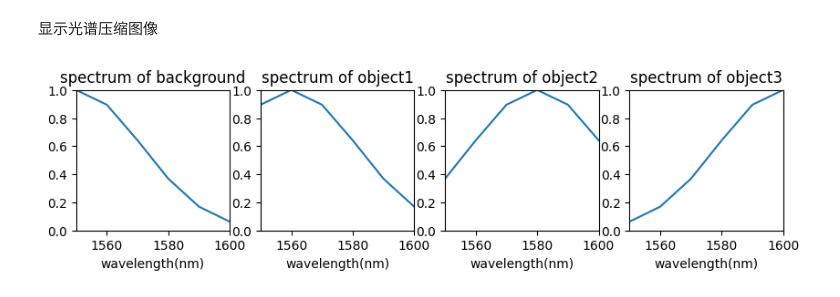
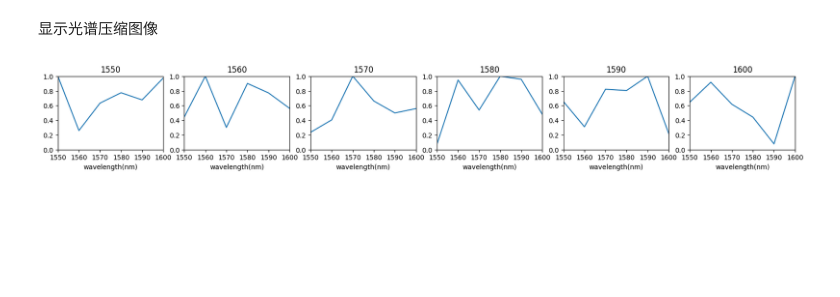
Before and after one commit to weinaike/CenterNet, a Jupyter notebook: src/show.ipynb, the cells around one changed output. Drawn from its saved outputs; the diff is of its cells as text; code cells hidden in the pictures; blank space fills up the shorter version.

```diff
--- a/src/show.ipynb
+++ b/src/show.ipynb
@@ -2,21 +2,3 @@
 显示点扩展函数
 # %% [markdown]
 显示点目标
-# %%
-import numpy as np
-import matplotlib.pyplot as plt
-import torchvision
-import torch
-rect_patch = np.load("rect_patchs.npy")
-
-num, h,w = rect_patch.shape
-vis = list()
-for i in range(num):
-    sample = torch.tensor(rect_patch[i,:,:]).float()
-    vis.append(sample.view(1,h,w))
-
-img_grid = torchvision.utils.make_grid(vis,padding = num,pad_value = 1,nrow= 5)
-plt.rcParams['figure.figsize'] = (20.0, 16.0)
-plt.imshow(img_grid.permute(1,2,0))
-plt.axis("off")
-plt.show()
@@ -25,61 +38,25 @@ plt.show()
 # %%
 
 import matplotlib.pyplot as plt
 import random
-
-def gen_weight_and_label(wave_count, labels, weight_mode="onehot", have_noise = True):
-    # labels ：取值（0-9） 点的标签类别，len(labels): 二分类，五分类，十分类
-    # wave_count: 点光源包含的波长数量， 和PSF0406_02_256by256.npy文件中的波长对应。
-    # weight_mode : 点的叠加分布，onehot型(onehot)，twohot型(twohot)，高斯型(gauss)，指数型(exp)
-    label = random.choice(labels)
-    weight =  np.zeros(wave_count)
-
-    if weight_mode == "onehot":
-        weight[label] = 1.0
-    elif weight_mode == "twohot":
-        if label >= wave_count - 1:
-            assert(0)
-        weight[label] = 0.5  # 权重比例可调
-        weight[label+1] = 0.5
-
-    elif weight_mode == "twohot_far":
-        if label >= wave_count - 5:
-            assert(0)
-        weight[label] = 0.5
-        weight[label+5] = 0.5
-
-    elif weight_mode == "gauss":
-        x = np.linspace(0, wave_count - 1, wave_count)
-        weight = np.exp(-1 * (x - label)**2 / ((wave_count/2)**2 ))
-        # logging.debug("label:{}, weight:{}\n".format(label, weight))
-    elif weight_mode == "exp":
-        assert(0)
-    else:
-        assert(0)
-
-    if have_noise:
-        noise = np.random.uniform(low = 0., high = 0.3 , size = (wave_count) )
-        weight = weight + noise
-        # print(weight)
-    return weight, label
+from lib.utils.PointSample import gen_weight_and_label
 
 wave_count = 6
-labels = [0,1,3,5]
-leg = {0:"spectrum of background", 1:"spectrum of object1",  3:"spectrum of object2",  5:"spectrum of object3"}
+labels = [0,1,2,3,4,5]
 x = [1550,1560,1570,1580,1590,1600]
-fig, ax = plt.subplots(1,4)
-for i in range(4):
-    weight0 , label0 = gen_weight_and_label(wave_count, labels = [labels[i]], weight_mode="gauss", have_noise = False)
+fig, ax = plt.subplots(1,6)
+for i in range(6):
+    weight0 , label0 = gen_weight_and_label(wave_count, labels = [labels[i]], weight_mode="rand", have_noise = True)
     ax[i].plot(x,weight0)
-    ax[i].set_title(leg[labels[i]])
+    ax[i].set_title(str(x[i]))
     ax[i].set_xlabel("wavelength(nm)")
     ax[i].set_xlim((1550,1600))
     ax[i].set_ylim((0,1))
-plt.rcParams['figure.figsize'] = (12.0, 2.0)
+plt.rcParams['figure.figsize'] = (20.0, 2.0)
 plt.xlim((1550,1600))
 plt.show()
 # %% [output]
-[figure, old version]
+[figure, new version]
 # %%
 import json
 import matplotlib.pyplot as plt
```
Also changed, not shown: parts of 3 cells of this notebook, 5 other files.
